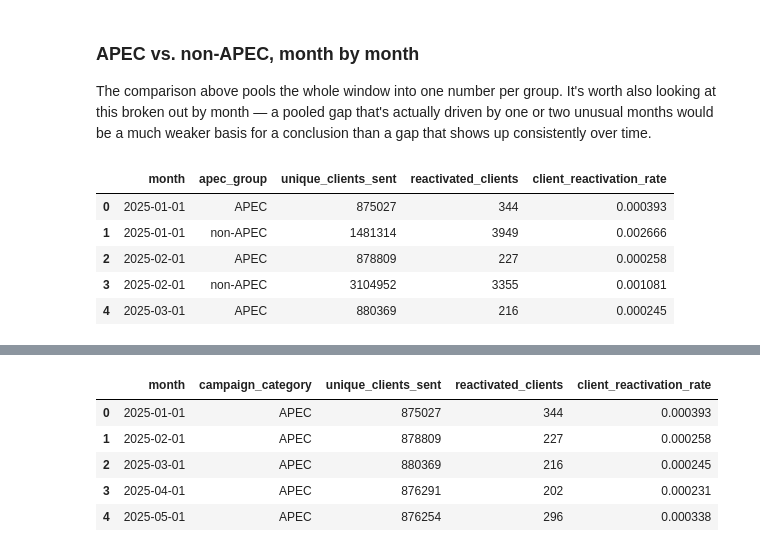
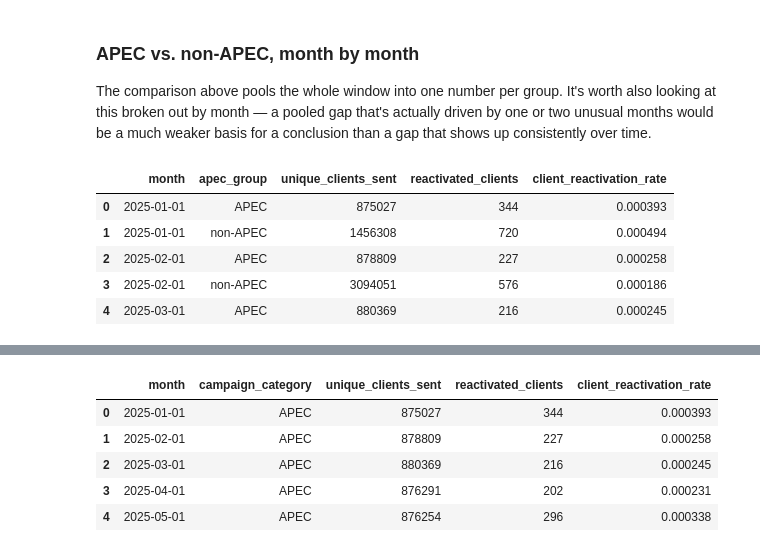
Before and after one commit to sfoyola/sao-sfix-ds, a Jupyter notebook: exp_apec_latent_style_analysis/personalization_impact_v2.ipynb, the cells around one changed output, grey strips where cells are left out. Cells and saved outputs as stored; diff of their text form; code cells hidden in the pictures.

```diff
--- a/exp_apec_latent_style_analysis/personalization_impact_v2.ipynb
+++ b/exp_apec_latent_style_analysis/personalization_impact_v2.ipynb
@@ -257,6 +262,7 @@ WITH sends AS (
     WHERE execution_date >= DATE '{START_DATE}'
       AND execution_date <= DATE '{END_DATE}'
       AND holdout_group = 0
+      AND send_utm_campaign NOT LIKE '%transactional%' -- exclude account-service email; see Part 1's intro cell for why
 ),
 dormant_3yr_sends AS (
     SELECT s.client_id, s.sent_timestamp, s.send_utm_campaign, s.send_utm_content
@@ -296,36 +302,36 @@ client_month_group AS (
     -- one row per client per month per group: did they reactivate at all that month, under this group
     SELECT
         d.client_id,
         DATE_TRUNC('month', d.sent_timestamp) AS month,
         d.apec_group,
         MAX(CASE WHEN a.client_id IS NOT NULL THEN 1 ELSE 0 END) AS client_reactivated
     FROM categorized_sends d
     LEFT JOIN attributed_demand a
         ON d.client_id = a.client_id
         AND d.sent_timestamp = a.sent_timestamp
         AND d.apec_group = a.apec_group
     GROUP BY 1, 2, 3
 )
 SELECT
     month,
     apec_group,
     COUNT(DISTINCT client_id) AS unique_clients_sent,
     SUM(client_reactivated) AS reactivated_clients,
     CAST(SUM(client_reactivated) AS DOUBLE) / COUNT(DISTINCT client_id) AS client_reactivation_rate
 FROM client_month_group
 GROUP BY 1, 2
 ORDER BY 1, 2
 """
 
 apec_monthly_df = query(apec_monthly_query)
 apec_monthly_df['month'] = pd.to_datetime(apec_monthly_df['month'])
 apec_monthly_df.head()
 # %% [output]
 |  | month | apec_group | unique_clients_sent | reactivated_clients | client_reactivation_rate |
 | 0 | 2025-01-01 | APEC | 875027 | 344 | 0.000393 |
-| 1 | 2025-01-01 | non-APEC | 1481314 | 3949 | 0.002666 |
+| 1 | 2025-01-01 | non-APEC | 1456308 | 720 | 0.000494 |
 | 2 | 2025-02-01 | APEC | 878809 | 227 | 0.000258 |
-| 3 | 2025-02-01 | non-APEC | 3104952 | 3355 | 0.001081 |
+| 3 | 2025-02-01 | non-APEC | 3094051 | 576 | 0.000186 |
 | 4 | 2025-03-01 | APEC | 880369 | 216 | 0.000245 |
 # %%
 fig, ax = plt.subplots(figsize=(10, 5))
```
Also changed, not shown: parts of 14 cells of this notebook, 7 other files.
